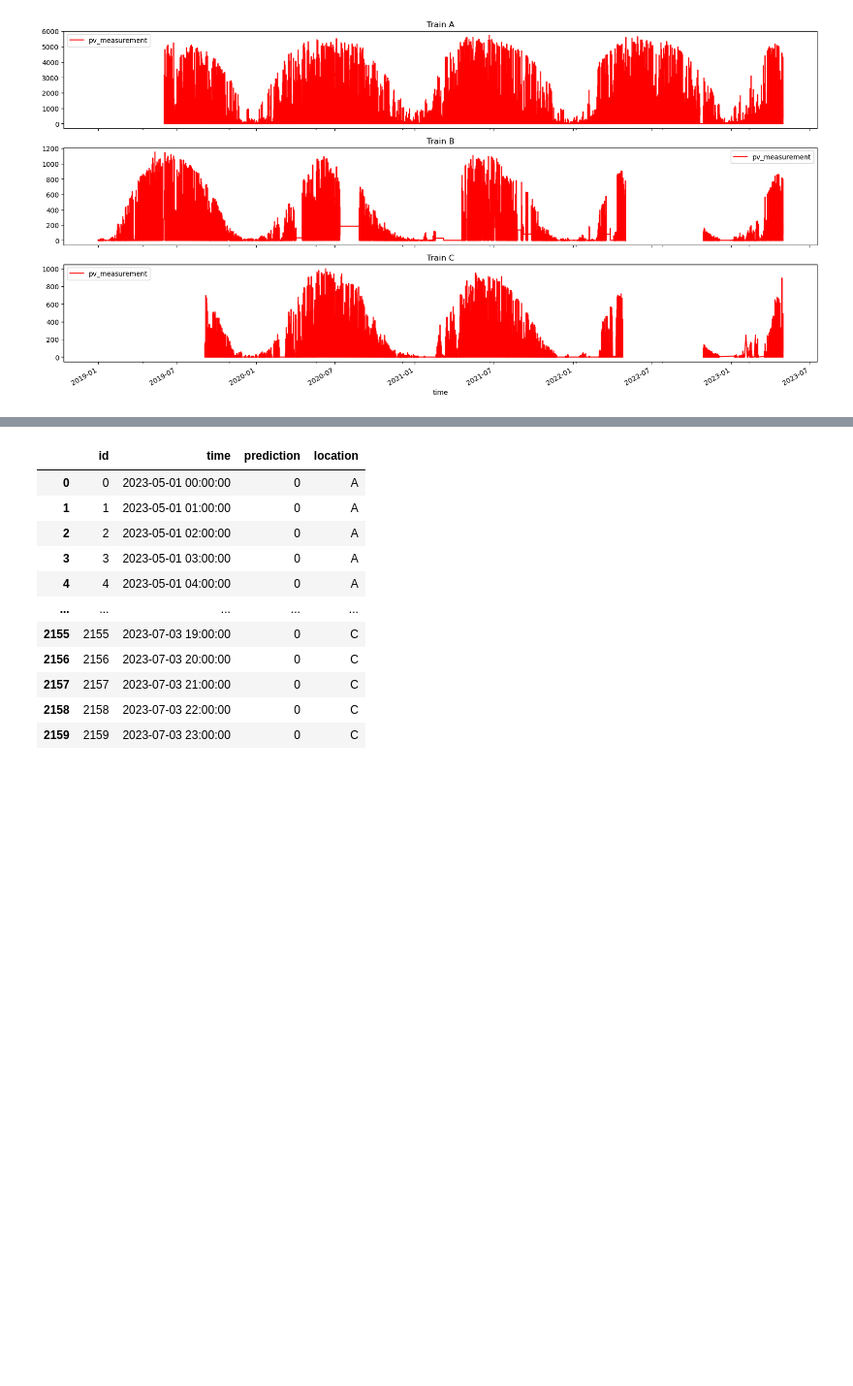
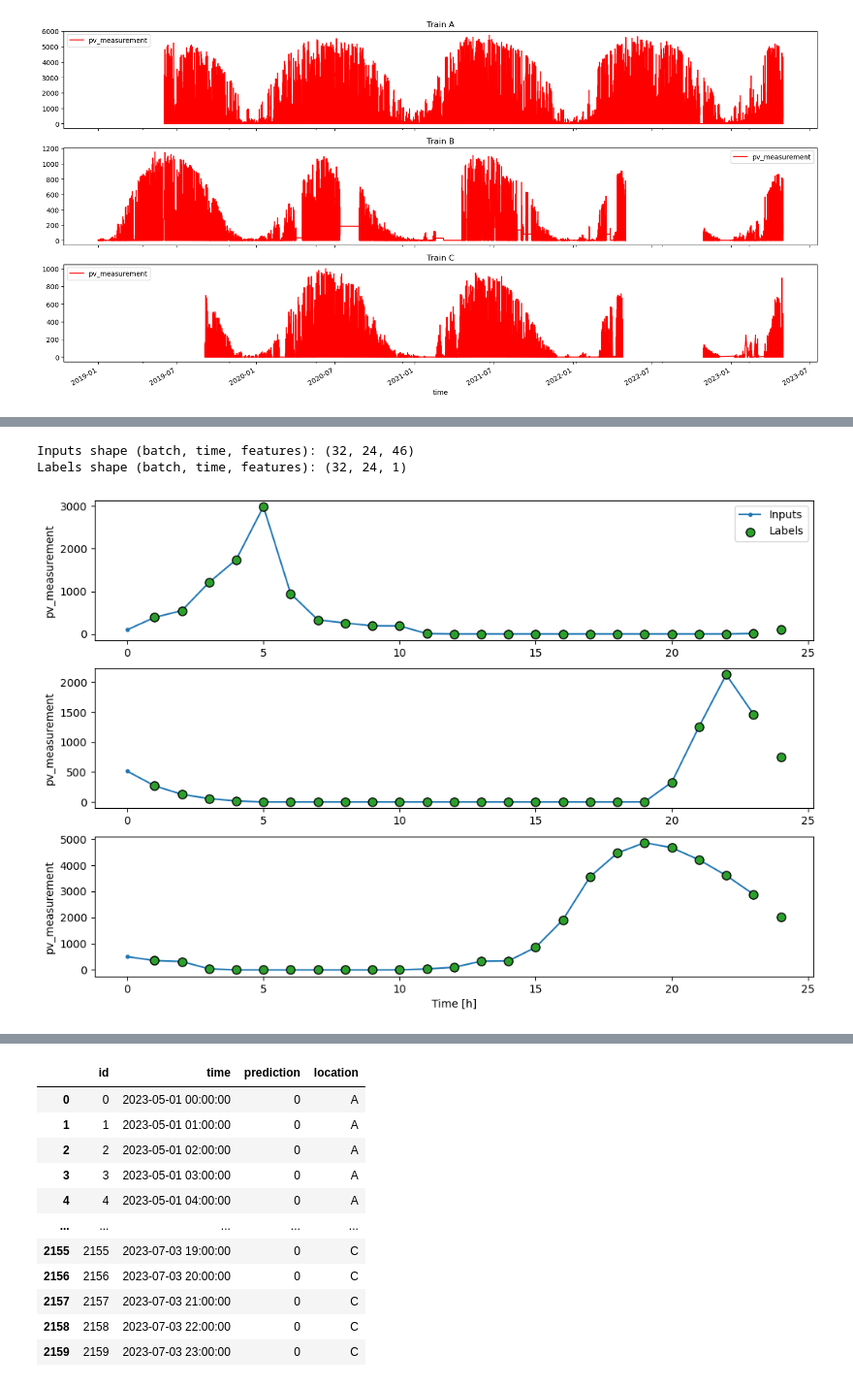
Before and after one commit to MartinSkatvedt/TDT4173-Machine-Learning, a Jupyter notebook: read_files.ipynb, the cells around one changed output, grey strips where cells are left out. Shown at 97% size. Drawn from its saved outputs; the diff is of its cells as text; code cells hidden in the pictures; blank space fills up the shorter version.

```diff
--- a/read_files.ipynb
+++ b/read_files.ipynb
@@ -153,0 +54,3 @@ class WindowGenerator():
+# %%
+X_train_observed_a = pd.read_parquet('dataset/A/X_train_observed.parquet') #Train_x
+X_train_estimated_a = pd.read_parquet('dataset/A/X_train_estimated.parquet') # Val_x
@@ -153,0 +61,22 @@ class WindowGenerator():
+# %%
+def join_data_and_labels(train, val, labels):
+
+    #Remove hour and minute values
+    val = val.assign(date_forecast=val.date_forecast.dt.round('H'))
+    train = train.assign(date_forecast=train.date_forecast.dt.round('H'))
+
+    #rename columns names to match
+
+    train = train.rename(columns={'date_forecast': 'date'})
+    val = val.rename(columns={'date_forecast': 'date'})
+    labels = labels.rename(columns={'time': 'date'})
+
+    joined_train = pd.merge(train, labels, how="inner", on="date")
+    joined_val = pd.merge(val, labels, how="inner", on="date")
+
+
+    return joined_train, joined_val
+
+
+
+train_data, val_data = join_data_and_labels(train_x, val_x, train_a)
@@ -153,0 +270,9 @@ class WindowGenerator():
+# %%
+single_step_window  = WindowGenerator(input_width=1, label_width=1, shift=1,train_df=train_data, val_df=val_data,
+                     label_columns=['pv_measurement'])
+
+for example_inputs, example_labels in single_step_window .train.take(1):
+    print(f'Inputs shape (batch, time, features): {example_inputs.shape}')
+    print(f'Labels shape (batch, time, features): {example_labels.shape}')
+
+single_step_window
@@ -153,0 +286,15 @@ class WindowGenerator():
+# %%
+wide_window = WindowGenerator(input_width=24, label_width=24, shift=1,train_df=train_data, val_df=val_data,
+                     label_columns=['pv_measurement'])
+
+for example_inputs, example_labels in wide_window.train.take(1):
+    print(f'Inputs shape (batch, time, features): {example_inputs.shape}')
+    print(f'Labels shape (batch, time, features): {example_labels.shape}')
+
+wide_window
+
+wide_window.plot()
+# %% [output]
+Inputs shape (batch, time, features): (32, 24, 46)
+Labels shape (batch, time, features): (32, 24, 1)
+[figure, added]
```
Also changed, not shown: parts of 21 cells of this notebook.
